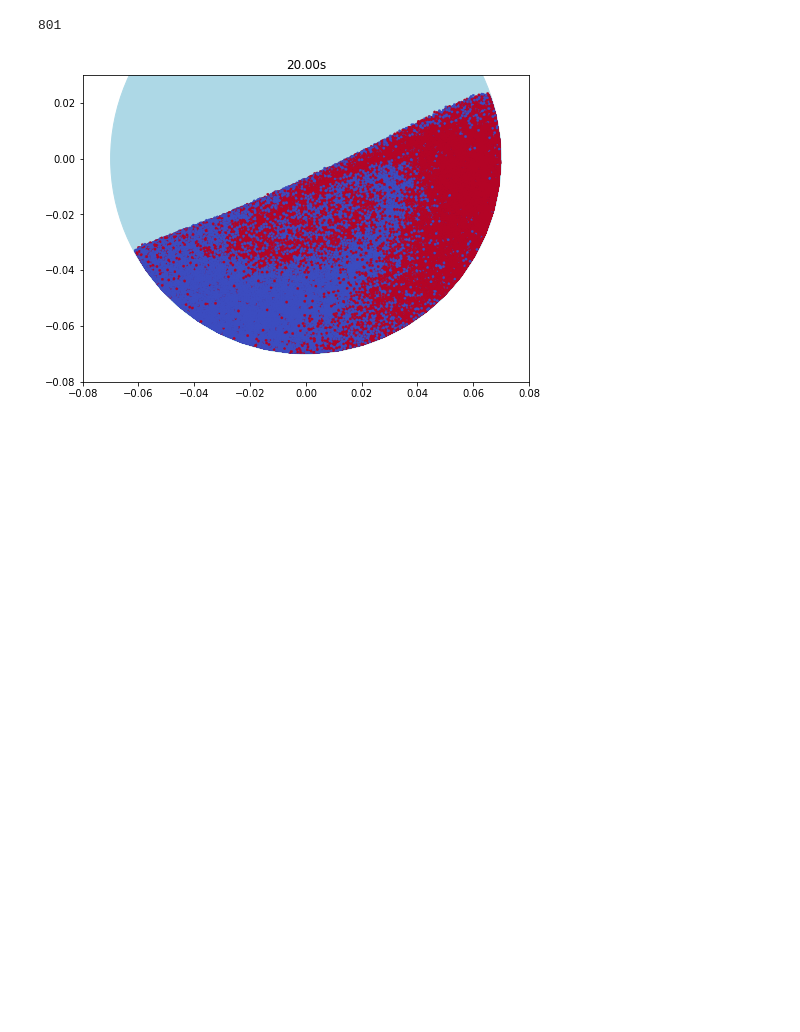
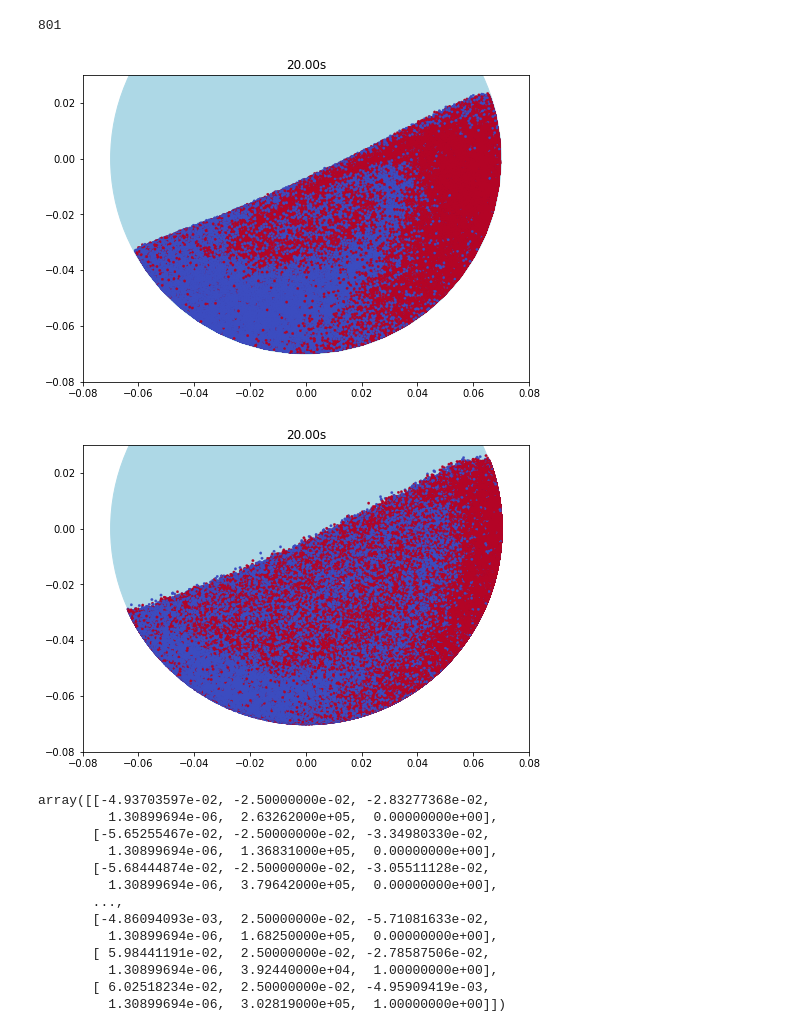
Before and after one commit to elispelis/DEM-Dissertation, a Jupyter notebook: src/density_distribution.ipynb, the cells around one changed output. Cells and saved outputs as stored; diff of their text form; code cells hidden in the pictures; blank space fills up the shorter version.

```diff
--- a/src/density_distribution.ipynb
+++ b/src/density_distribution.ipynb
@@ -39,20 +39,42 @@ with open(lacey_settings, 'r') as file:
 # %%
 id_dict_path = rf"V:\GrNN_EDEM-Sims\{sim_name}_data\Export_Data"
 id_dict = import_dict(id_dict_path, "id_dict")
 
 t1 = 20
 
 t1_index = extrap.find_nearest(extrap.deck.timestepValues, t1)
 print(t1_index)
 t1_data = extrap.get_particle_coords(t1_index)
 
 id_dict = import_dict(id_dict_path, "id_dict")
 plot_particles(t1_data, id_dict, True, t1)
 
 z_max = np.amax(t1_data[:, 2])
+
+
+predicted_path = rf"V:\GrNN_EDEM-Sims\{sim_name}_data\Export_Data\RNNSR_plots\35_12_35_sl15_3_6.5_0.05s_plots_30ep_128batch\timestep_data\20.00.csv"
+t2_data = np.genfromtxt(predicted_path, delimiter=",")
+
+new_column = np.ones((t2_data.shape[0]))
+t2_data = np.insert(t2_data, -1, new_column*t1_data[0,-2], axis=1)
+plot_particles(t2_data, id_dict, True, t1)
 # %% [output]
 801
 [figure]
+[figure, added]
+array([[-4.93703597e-02, -2.50000000e-02, -2.83277368e-02,
+         1.30899694e-06,  2.63262000e+05,  0.00000000e+00],
+       [-5.65255467e-02, -2.50000000e-02, -3.34980330e-02,
+         1.30899694e-06,  1.36831000e+05,  0.00000000e+00],
+       [-5.68444874e-02, -2.50000000e-02, -3.05511128e-02,
+         1.30899694e-06,  3.79642000e+05,  0.00000000e+00],
+       ...,
+       [-4.86094093e-03,  2.50000000e-02, -5.71081633e-02,
+         1.30899694e-06,  1.68250000e+05,  0.00000000e+00],
+       [ 5.98441191e-02,  2.50000000e-02, -2.78587506e-02,
+         1.30899694e-06,  3.92440000e+04,  1.00000000e+00],
+       [ 6.02518234e-02,  2.50000000e-02, -4.95909419e-03,
+         1.30899694e-06,  3.02819000e+05,  1.00000000e+00]])
 # %%
 direction = "y"
 bin_count = 10
```
Also changed, not shown: parts of 4 cells of this notebook, 3 other files.
